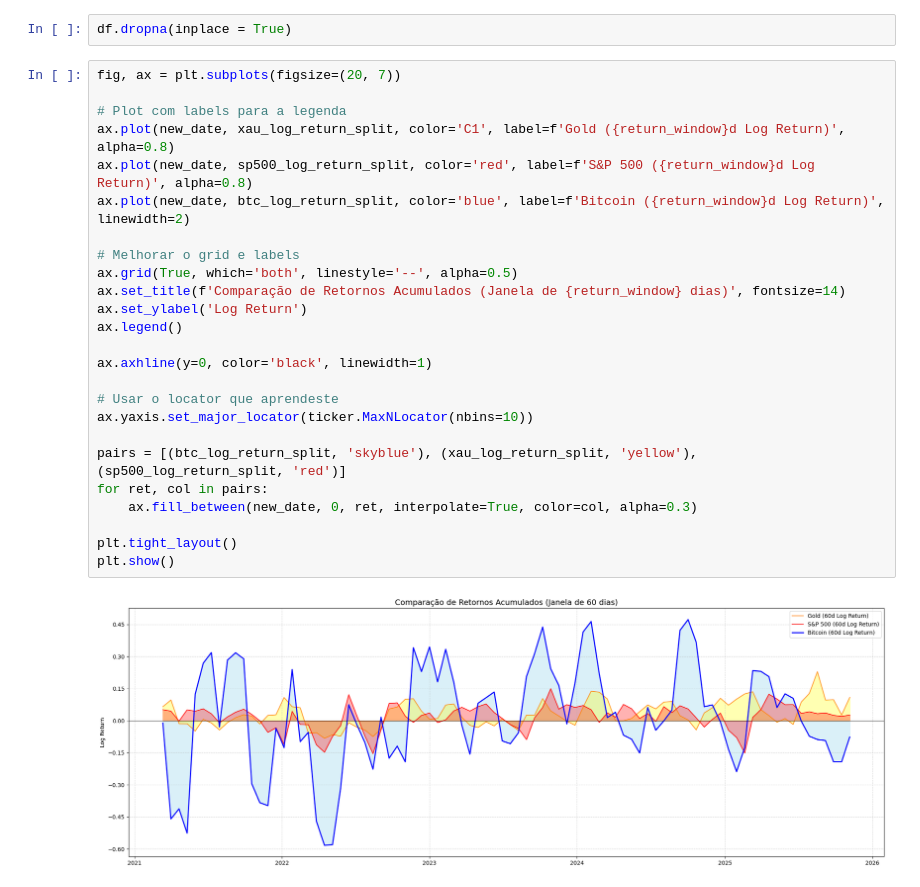
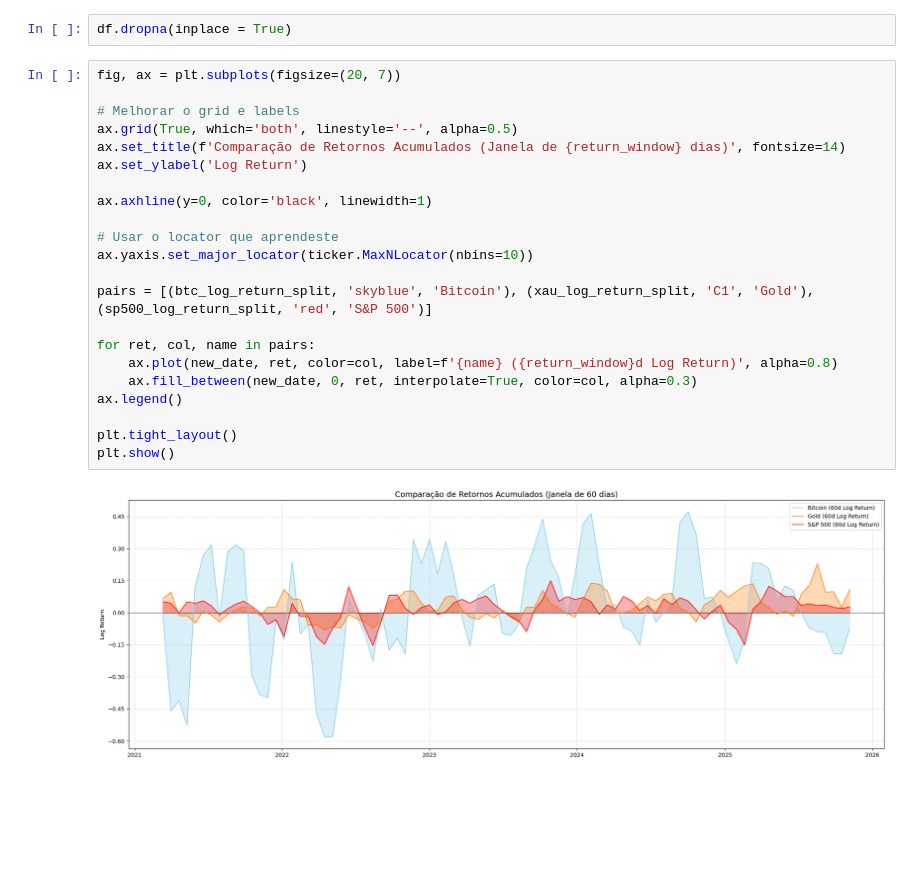
Before and after one commit to Andree33/Exploratory-Analisys-Data-Portfolio, a Jupyter notebook: ExploratoryAnalisys.ipynb, the cells around one changed output. Cells and saved outputs as stored; diff of their text form; blank space fills up the shorter version.

```diff
--- a/ExploratoryAnalisys.ipynb
+++ b/ExploratoryAnalisys.ipynb
@@ -76,28 +76,25 @@ plt.show()
 df.dropna(inplace = True)
 # %%
 fig, ax = plt.subplots(figsize=(20, 7))
-
-# Plot com labels para a legenda
-ax.plot(new_date, xau_log_return_split, color='C1', label=f'Gold ({return_window}d Log Return)', alpha=0.8)
-ax.plot(new_date, sp500_log_return_split, color='red', label=f'S&P 500 ({return_window}d Log Return)', alpha=0.8)
-ax.plot(new_date, btc_log_return_split, color='blue', label=f'Bitcoin ({return_window}d Log Return)', linewidth=2)
 
 # Melhorar o grid e labels
 ax.grid(True, which='both', linestyle='--', alpha=0.5)
 ax.set_title(f'Comparação de Retornos Acumulados (Janela de {return_window} dias)', fontsize=14)
 ax.set_ylabel('Log Return')
-ax.legend()
 
 ax.axhline(y=0, color='black', linewidth=1)
 
 # Usar o locator que aprendeste
 ax.yaxis.set_major_locator(ticker.MaxNLocator(nbins=10))
 
-pairs = [(btc_log_return_split, 'skyblue'), (xau_log_return_split, 'yellow'), (sp500_log_return_split, 'red')]
-for ret, col in pairs:
+pairs = [(btc_log_return_split, 'skyblue', 'Bitcoin'), (xau_log_return_split, 'C1', 'Gold'), (sp500_log_return_split, 'red', 'S&P 500')]
+
+for ret, col, name in pairs:
+    ax.plot(new_date, ret, color=col, label=f'{name} ({return_window}d Log Return)', alpha=0.8)
     ax.fill_between(new_date, 0, ret, interpolate=True, color=col, alpha=0.3)
+ax.legend()
 
 plt.tight_layout()
 plt.show()
 # %% [output]
-[figure, old version]
+[figure, new version]
```
